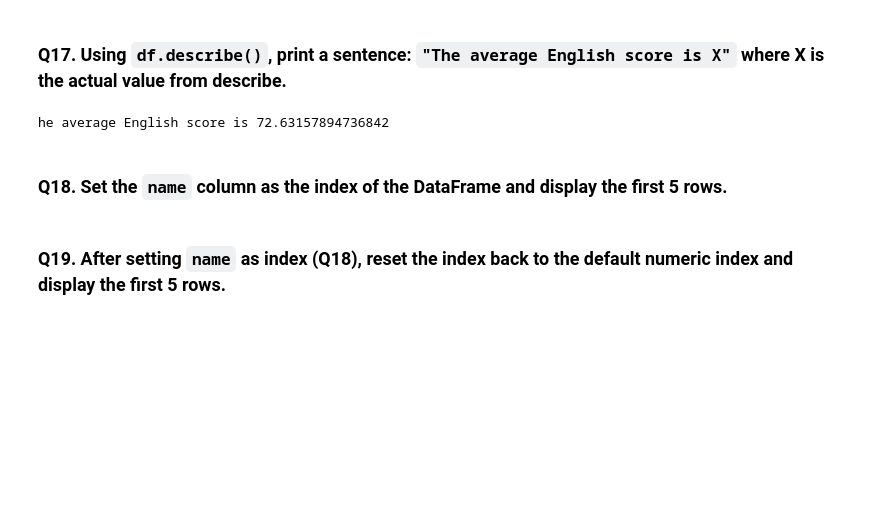
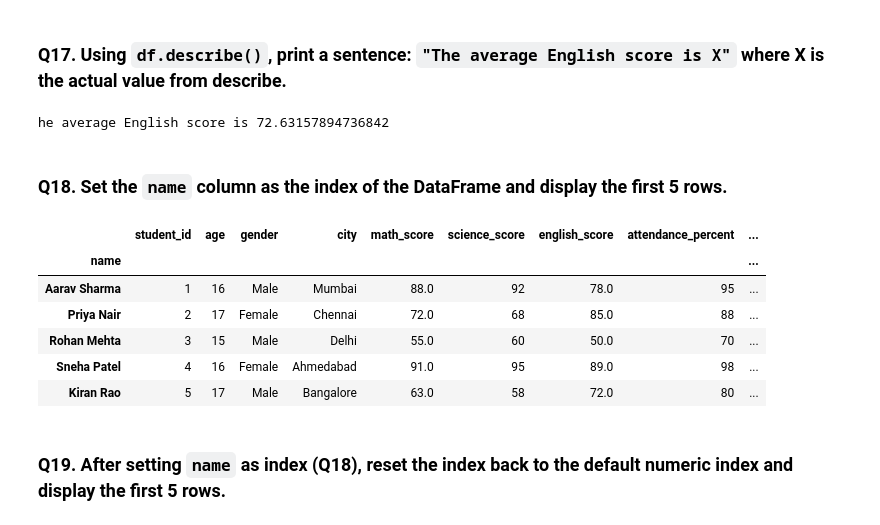
Before and after one commit to fayazbevanoor/Pandas-practice-sheets, a Jupyter notebook: pandas_basics.ipynb, the cells around one changed output. Drawn from its saved outputs; the diff is of its cells as text; code cells hidden in the pictures; blank space fills up the shorter version.

```diff
--- a/pandas_basics.ipynb
+++ b/pandas_basics.ipynb
@@ -269,8 +277,16 @@ he average English score is 72.63157894736842
 # %% [markdown]
 ### Q18. Set the `name` column as the index of the DataFrame and display the first 5 rows.
 # %%
-df.set_index("name",inplace=True)
-# df
+# df.set_index("name",inplace=True)
+df.head()
+# %% [output]
+|  | student_id | age | gender | city | math_score | science_score | english_score | attendance_percent | ... |
+| name |  |  |  |  |  |  |  |  | ... |
+| Aarav Sharma | 1 | 16 | Male | Mumbai | 88.0 | 92 | 78.0 | 95 | ... |
+| Priya Nair | 2 | 17 | Female | Chennai | 72.0 | 68 | 85.0 | 88 | ... |
+| Rohan Mehta | 3 | 15 | Male | Delhi | 55.0 | 60 | 50.0 | 70 | ... |
+| Sneha Patel | 4 | 16 | Female | Ahmedabad | 91.0 | 95 | 89.0 | 98 | ... |
+| Kiran Rao | 5 | 17 | Male | Bangalore | 63.0 | 58 | 72.0 | 80 | ... |
 # %% [markdown]
 ### Q19. After setting `name` as index (Q18), reset the index back to the default numeric index and display the first 5 rows.
 # %%
```
Also changed, not shown: parts of 22 cells of this notebook.
